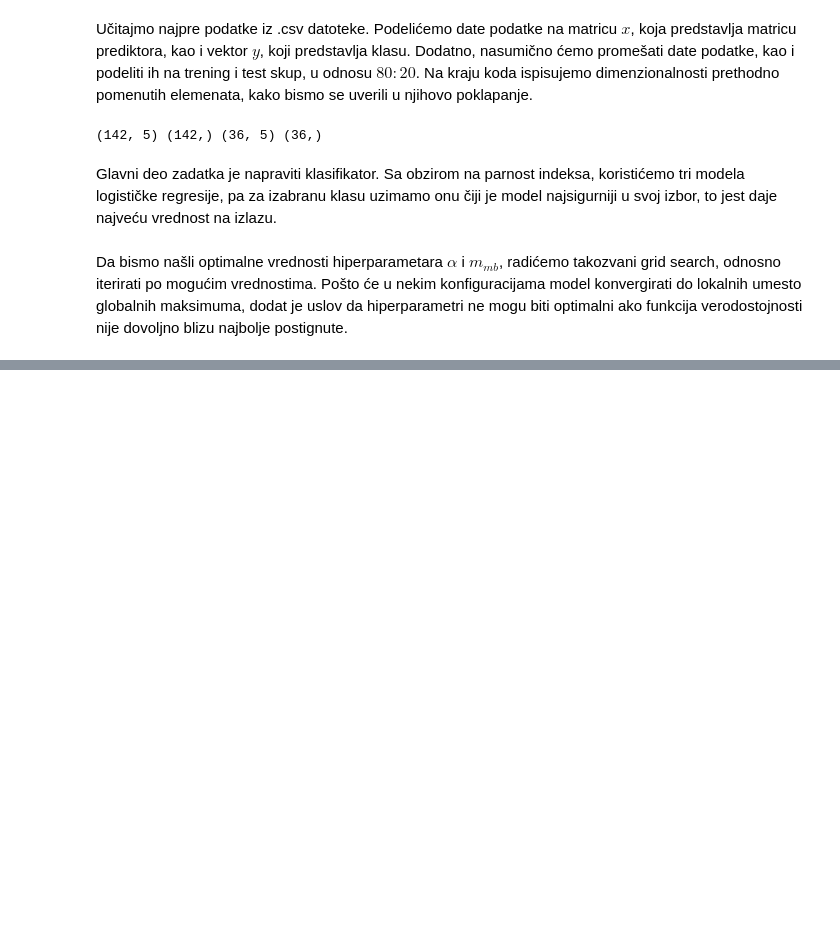
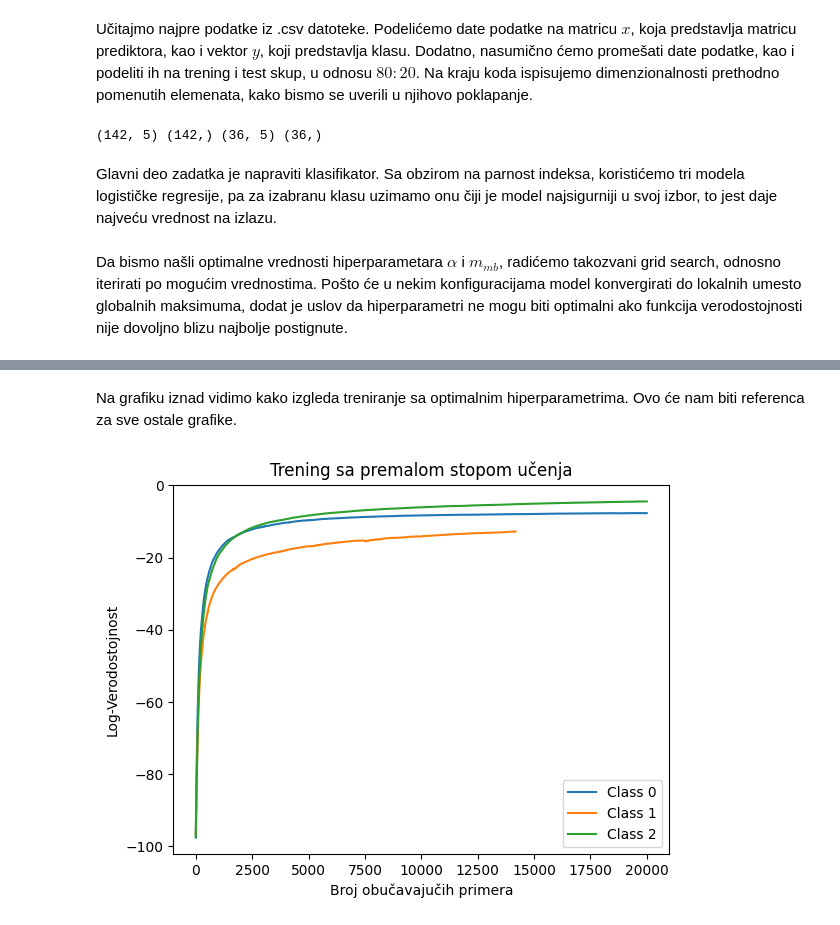
Before and after one commit to msisovic/MU-DZ-GLM, a Jupyter notebook: marko-sisovic-mu-dz1/zadatak2.ipynb, the cells around one changed output, grey strips where cells are left out. Saved outputs shown, nothing was run; the diff lists cells and outputs as text; code cells hidden in the pictures; blank space fills up the shorter version.

```diff
--- a/marko-sisovic-mu-dz1/zadatak2.ipynb
+++ b/marko-sisovic-mu-dz1/zadatak2.ipynb
@@ -163,0 +170,6 @@ Test Accuracy: 0.9444
+# %% [markdown]
+Na grafiku iznad vidimo kako izgleda treniranje sa optimalnim hiperparametrima. Ovo će nam biti referenca za sve ostale grafike.
+# %%
+plotTraining(alpha_arr[0], mb_best, "Trening sa premalom stopom učenja")
+# %% [output]
+[figure, added]
```
Also changed, not shown: parts of 13 cells of this notebook, 1 other file.
